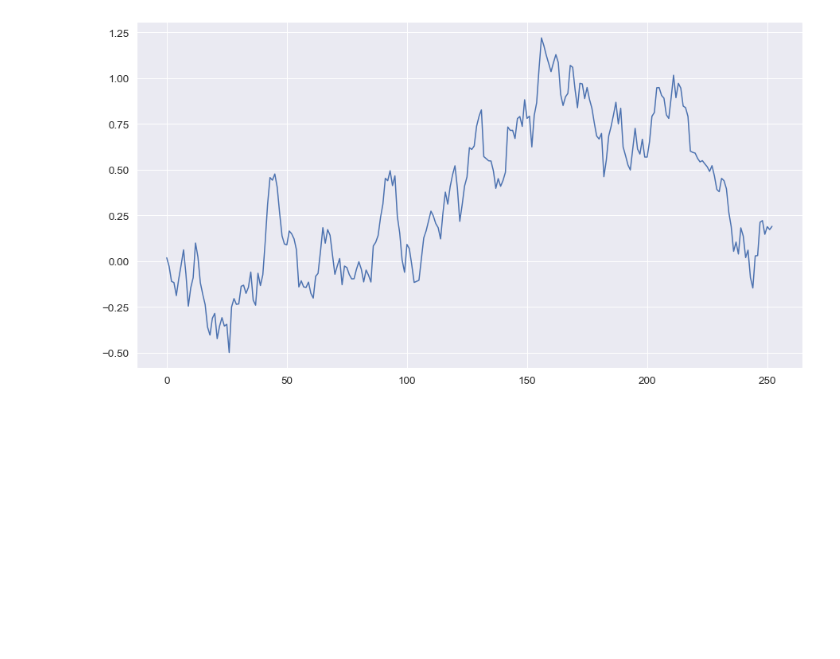
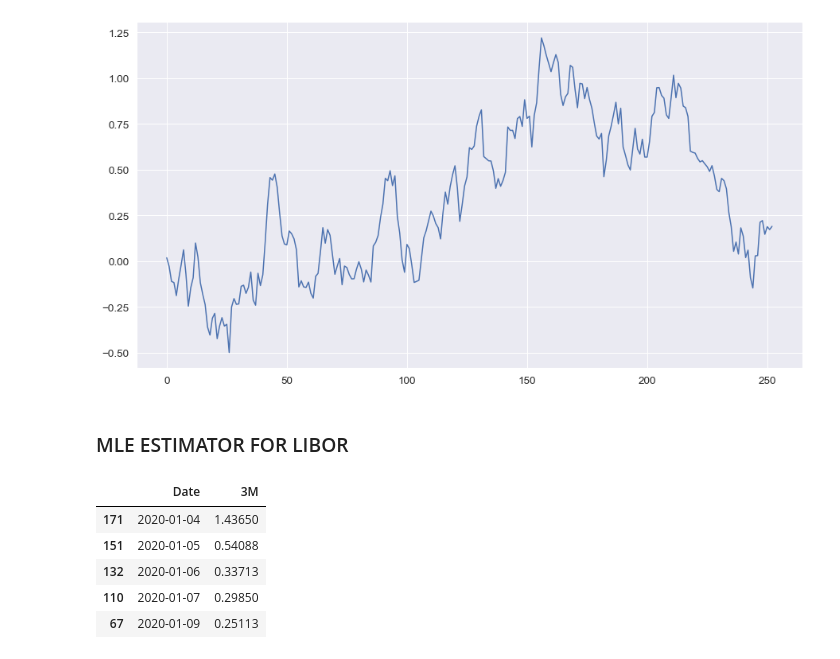
Before and after one commit to abhishekprog0/StructuredPricingEngine, a Jupyter notebook: Structured & Hybrid Project 2020.ipynb, the cells around one changed output. Cells and saved outputs as stored; diff of their text form; code cells hidden in the pictures; blank space fills up the shorter version.

```diff
--- a/Structured & Hybrid Project 2020.ipynb
+++ b/Structured & Hybrid Project 2020.ipynb
@@ -141,3 +141,20 @@ plt.plot(x,y)
 plt.show()
 # %% [output]
 [figure]
+# %% [markdown]
+### MLE ESTIMATOR FOR LIBOR
+# %%
+df = pd.read_csv('LIBOR USD.csv')
+df = df.drop(columns = ['Week day','ON','1W','1M','2M','6M','12M'])
+#df.set_index('Date')
+
+df['Date'] = df['Date'].astype('datetime64[ns]')
+df = df.sort_values(by = ['Date'])
+df.head()
+# %% [output]
+|  | Date | 3M |
+| 171 | 2020-01-04 | 1.43650 |
+| 151 | 2020-01-05 | 0.54088 |
+| 132 | 2020-01-06 | 0.33713 |
+| 110 | 2020-01-07 | 0.29850 |
+| 67 | 2020-01-09 | 0.25113 |
```
Also changed, not shown: parts of 11 cells of this notebook, 1 other file.
